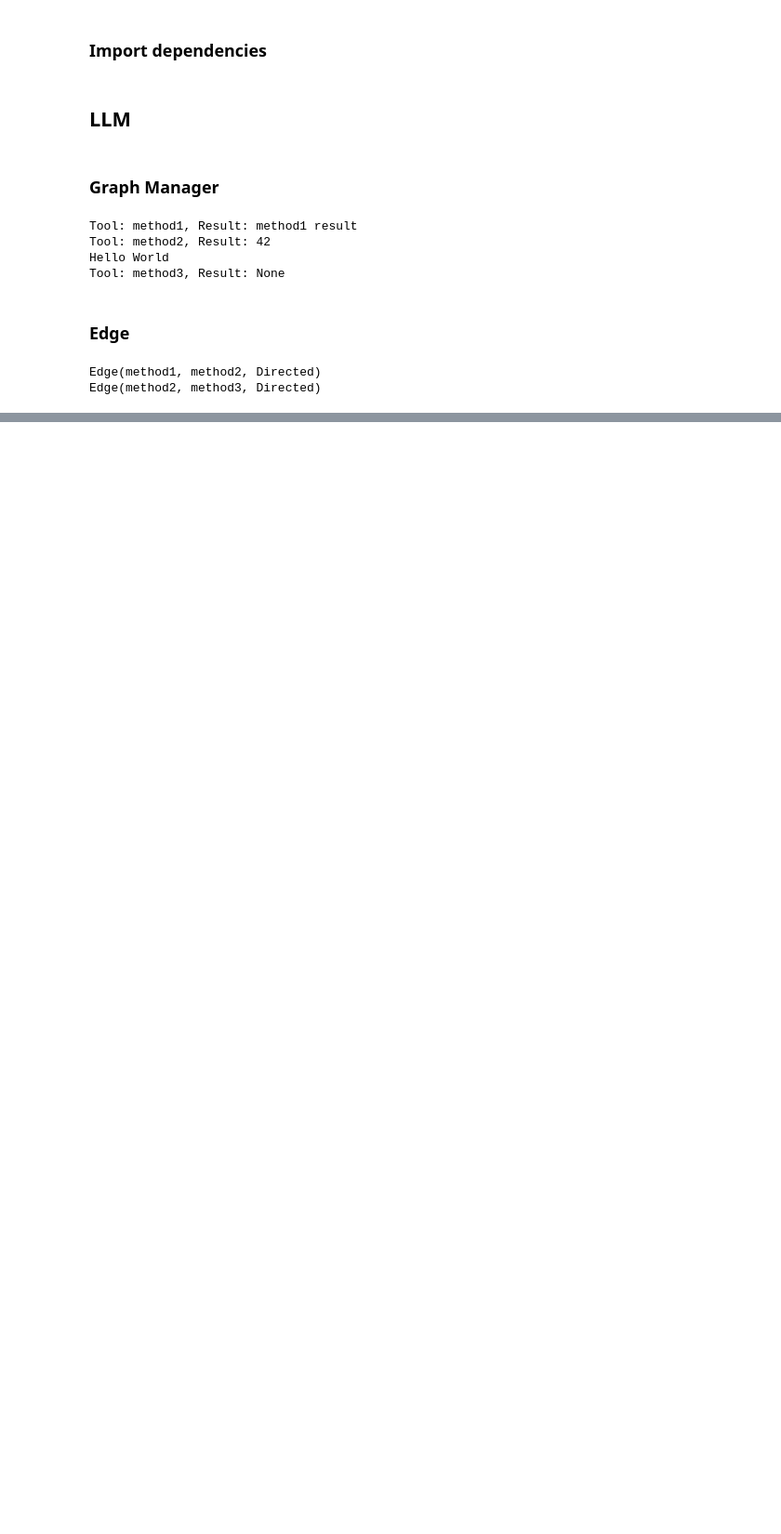
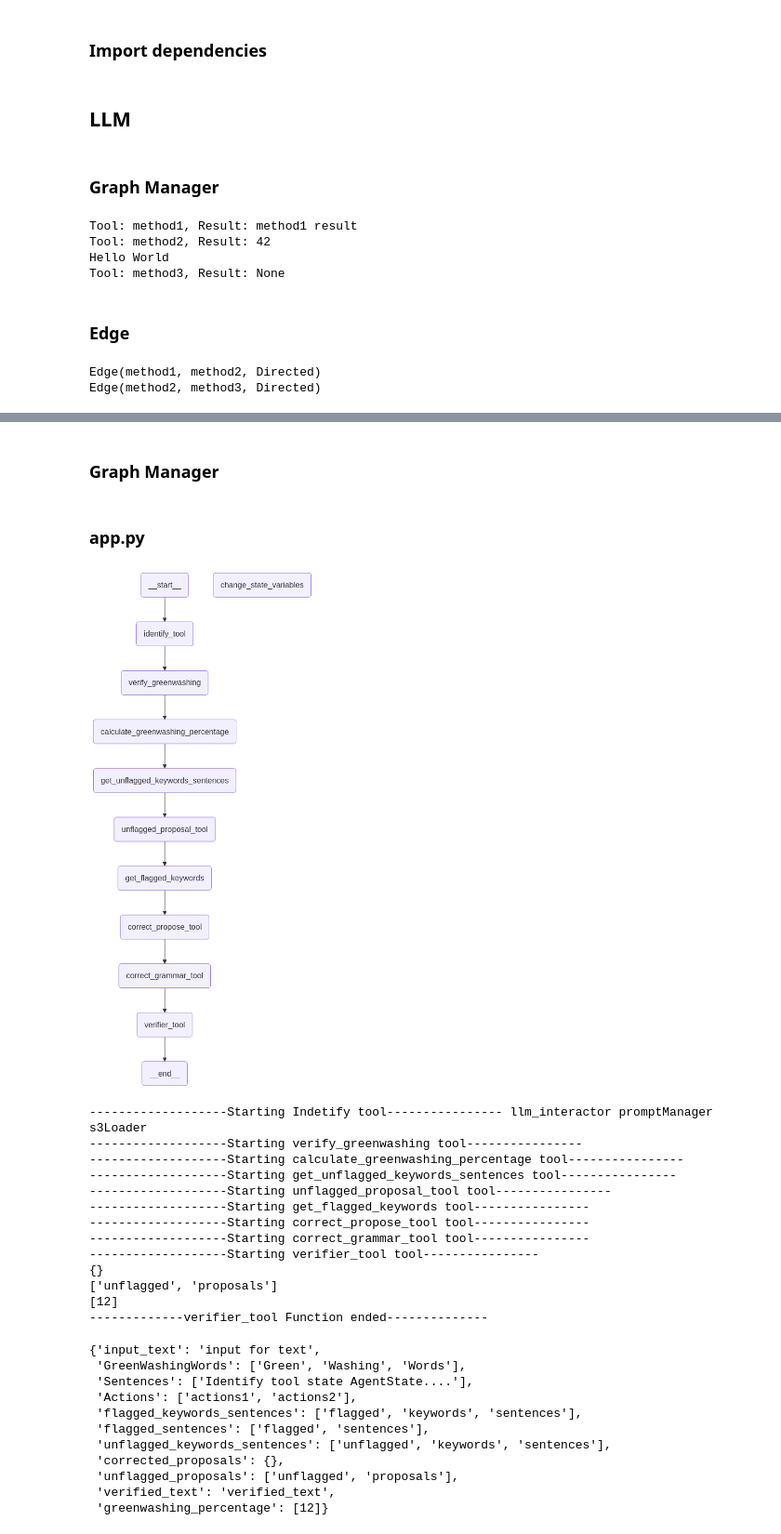
Before and after one commit to praffuln/agentic-ai, a Jupyter notebook: gw_agentic.ipynb, the cells around one changed output, grey strips where cells are left out. Shown at 93% size. Saved outputs shown, nothing was run; the diff lists cells and outputs as text; code cells hidden in the pictures; blank space fills up the shorter version.

```diff
--- a/gw_agentic.ipynb
+++ b/gw_agentic.ipynb
@@ -218,0 +221,19 @@ Edge(method2, method3, Directed)
+# %%
+class AgentState(TypedDict):
+    input_text: str
+    GreenWashingWords: List
+    Sentences: List
+    Actions: List
+    flagged_keywords_sentences : List
+    flagged_sentences : List
+    unflagged_keywords_sentences: List
+    ChangedSentence: List
+    corrected_proposals : dict
+    unflagged_proposals : dict
+    verified_text : str
+    greenwashing_percentage : List
+
+    identification: dict
+    verification: dict
+    OriginalSentence: List[str]
+    verification_results: dict
@@ -218,0 +601,2 @@ Edge(method2, method3, Directed)
+# %% [markdown]
+### Graph Manager
@@ -218,0 +654,43 @@ Edge(method2, method3, Directed)
+# %% [markdown]
+### app.py
+# %%
+graph = GraphProviderImpl().provide_graph()
+
+# print the workflow
+from IPython.display import Image, display # type: ignore
+display(Image(graph.get_graph(xray=True).draw_mermaid_png()))
+
+
+
+input = {
+    "input_text" : "input for text",
+}
+
+answer = graph.invoke(input)
+answer
+# %% [output]
+[figure, added]
+-------------------Starting Indetify tool---------------- llm_interactor promptManager s3Loader
+-------------------Starting verify_greenwashing tool----------------
+-------------------Starting calculate_greenwashing_percentage tool----------------
+-------------------Starting get_unflagged_keywords_sentences tool----------------
+-------------------Starting unflagged_proposal_tool tool----------------
+-------------------Starting get_flagged_keywords tool----------------
+-------------------Starting correct_propose_tool tool----------------
+-------------------Starting correct_grammar_tool tool----------------
+-------------------Starting verifier_tool tool----------------
+{}
+['unflagged', 'proposals']
+[12]
+-------------verifier_tool Function ended--------------
+{'input_text': 'input for text',
+ 'GreenWashingWords': ['Green', 'Washing', 'Words'],
+ 'Sentences': ['Identify tool state AgentState....'],
+ 'Actions': ['actions1', 'actions2'],
+ 'flagged_keywords_sentences': ['flagged', 'keywords', 'sentences'],
+ 'flagged_sentences': ['flagged', 'sentences'],
+ 'unflagged_keywords_sentences': ['unflagged', 'keywords', 'sentences'],
+ 'corrected_proposals': {},
+ 'unflagged_proposals': ['unflagged', 'proposals'],
+ 'verified_text': 'verified_text',
+ 'greenwashing_percentage': [12]}
```
Also changed, not shown: parts of 15 cells of this notebook.
